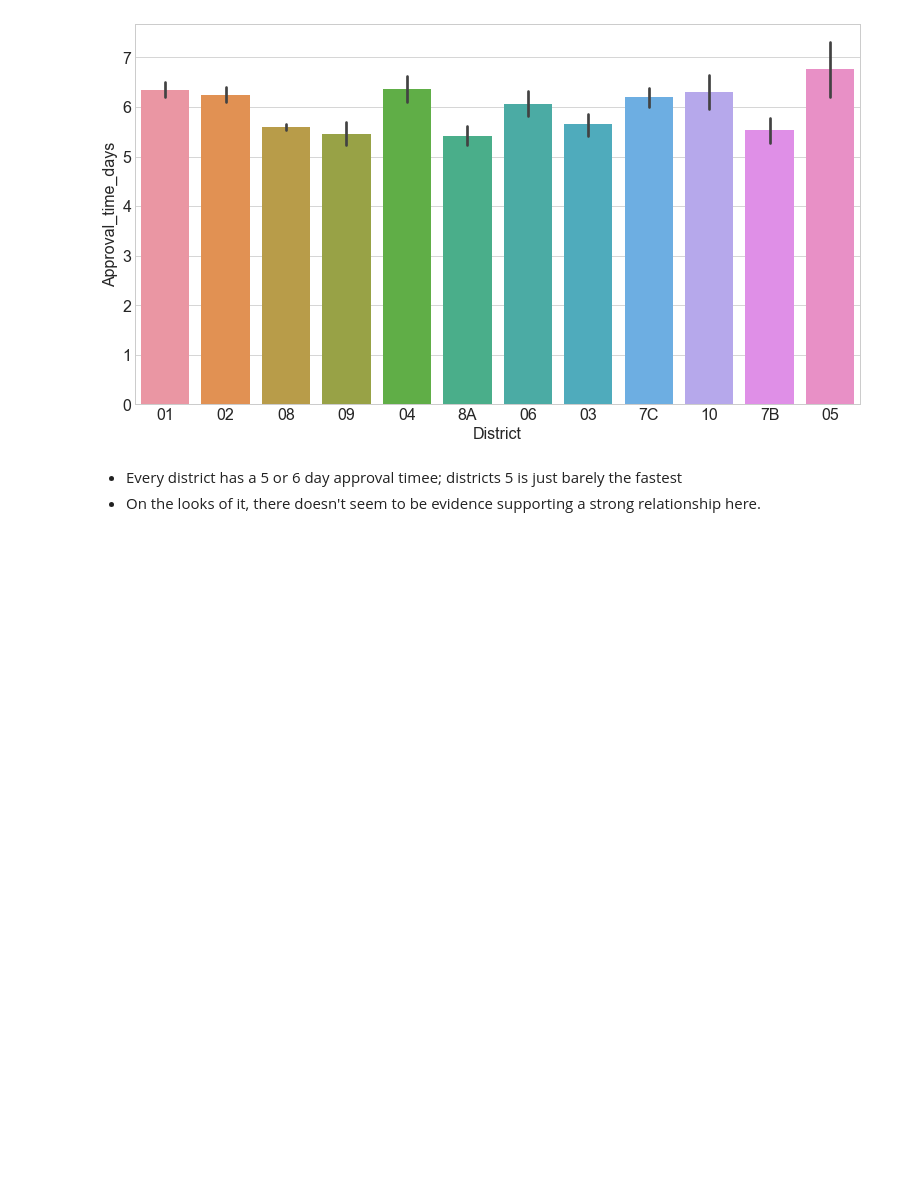
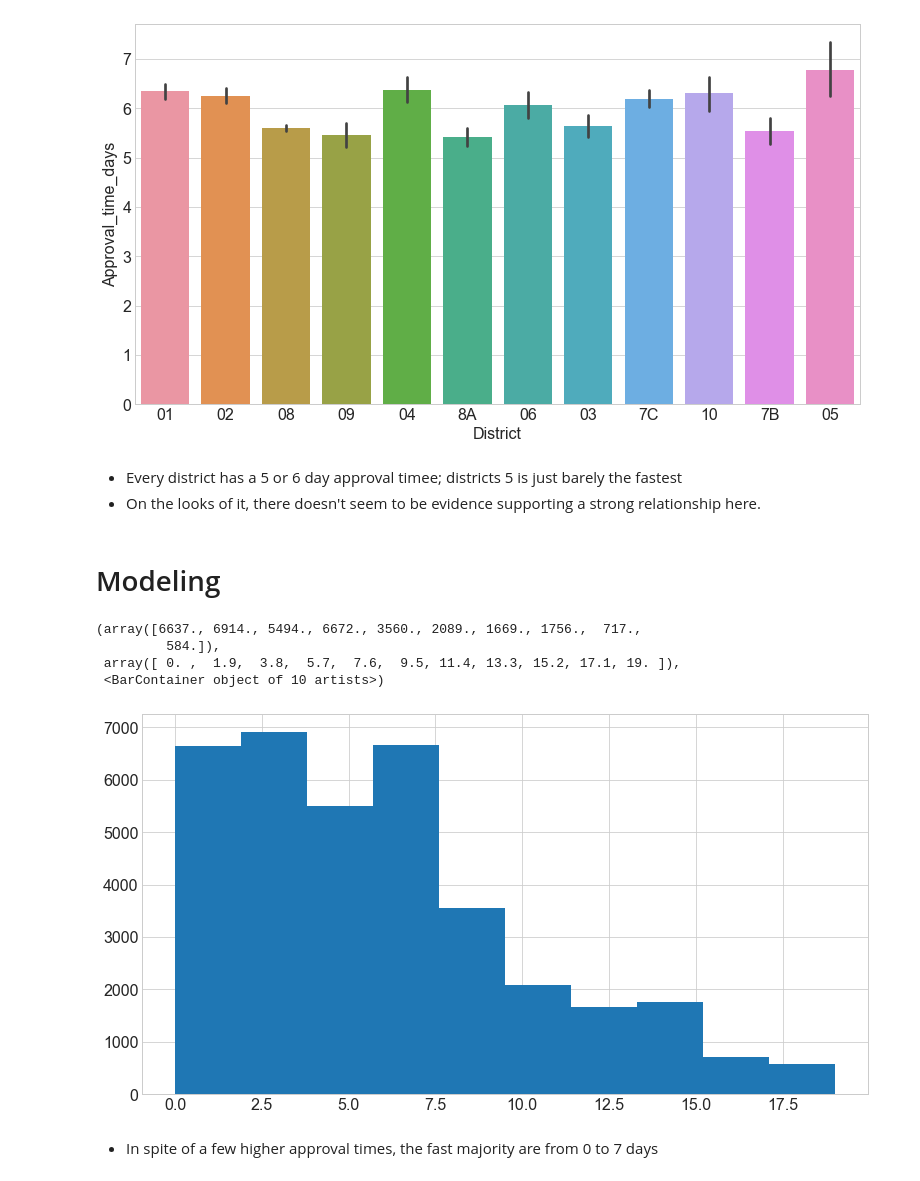
Before and after one commit to brianclements03/Individual_Project, a Jupyter notebook: EXPLORE.ipynb, the cells around one changed output. Saved outputs shown, nothing was run; the diff lists cells and outputs as text; code cells hidden in the pictures; blank space fills up the shorter version.

```diff
--- a/EXPLORE.ipynb
+++ b/EXPLORE.ipynb
@@ -968,3 +1011,15 @@ sns.barplot(data=train,x='District',y='Approval_time_days')
 # %% [markdown]
 - Every district has a 5 or 6 day approval timee; districts 5 is just barely the fastest
 - On the looks of it, there doesn't seem to be evidence supporting a strong relationship here.
+# %% [markdown]
+# Modeling
+# %%
+plt.hist(y_train)
+# %% [output]
+(array([6637., 6914., 5494., 6672., 3560., 2089., 1669., 1756.,  717.,
+         584.]),
+ array([ 0. ,  1.9,  3.8,  5.7,  7.6,  9.5, 11.4, 13.3, 15.2, 17.1, 19. ]),
+ <BarContainer object of 10 artists>)
+[figure, added]
+# %% [markdown]
+- In spite of a few higher approval times, the fast majority are from 0 to 7 days
```
Also changed, not shown: parts of 49 cells of this notebook, 6 other files.
